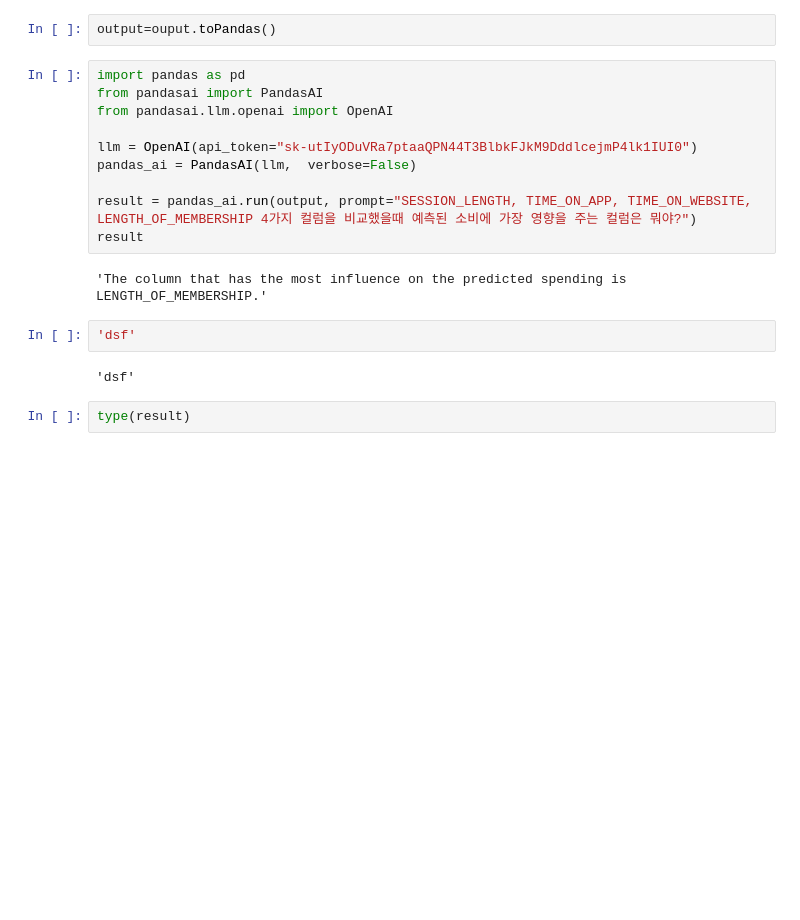
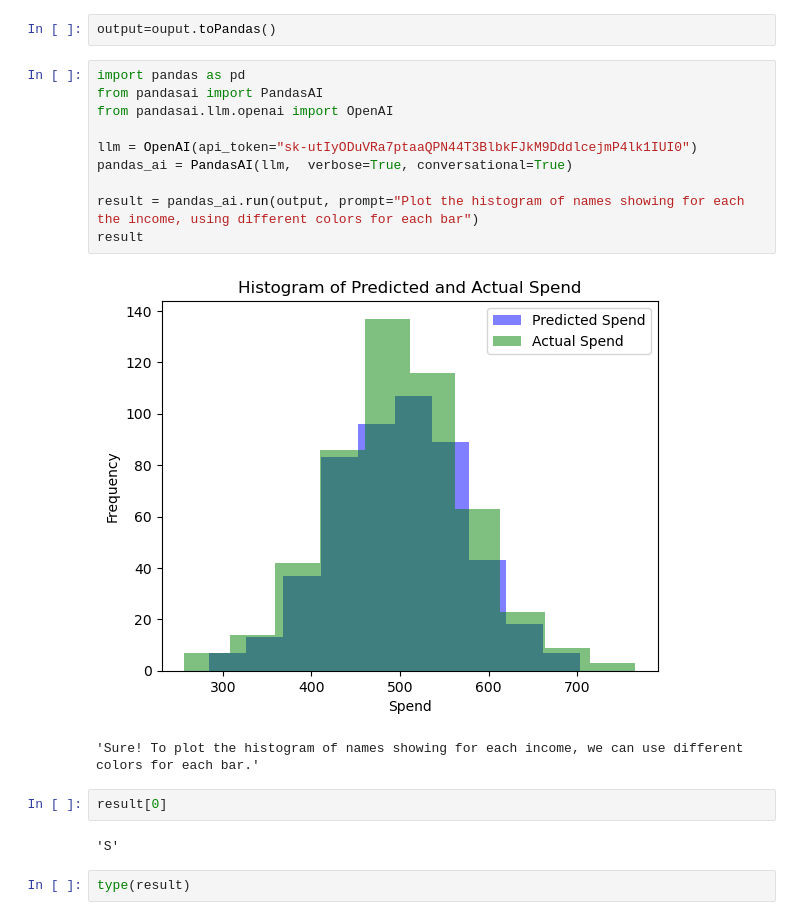
Before and after one commit to vksk0258/predict_customer_spend_gpt, a Jupyter notebook: RandomForest_with_Snowpark.ipynb, the cells around one changed output. Drawn from its saved outputs; the diff is of its cells as text; blank space fills up the shorter version.

```diff
--- a/RandomForest_with_Snowpark.ipynb
+++ b/RandomForest_with_Snowpark.ipynb
@@ -299,19 +299,20 @@ output=ouput.toPandas()
 # %%
 import pandas as pd
 from pandasai import PandasAI
 from pandasai.llm.openai import OpenAI
 
 llm = OpenAI(api_token="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")
-pandas_ai = PandasAI(llm,  verbose=False)
+pandas_ai = PandasAI(llm,  verbose=True, conversational=True)
 
-result = pandas_ai.run(output, prompt="SESSION_LENGTH, TIME_ON_APP, TIME_ON_WEBSITE, LENGTH_OF_MEMBERSHIP 4가지 컬럼을 비교했을때 예측된 소비에 가장 영향을 주는 컬럼은 뭐야?")
+result = pandas_ai.run(output, prompt="Plot the histogram of names showing for each the income, using different colors for each bar")
 result
 # %% [output]
+[figure, added]
-'The column that has the most influence on the predicted spending is LENGTH_OF_MEMBERSHIP.'
+'Sure! To plot the histogram of names showing for each income, we can use different colors for each bar.'
 # %%
-'dsf'
+result[0]
 # %% [output]
-'dsf'
+'S'
 # %%
 type(result)
 # %% [output]
```
Also changed, not shown: 1 other file.
